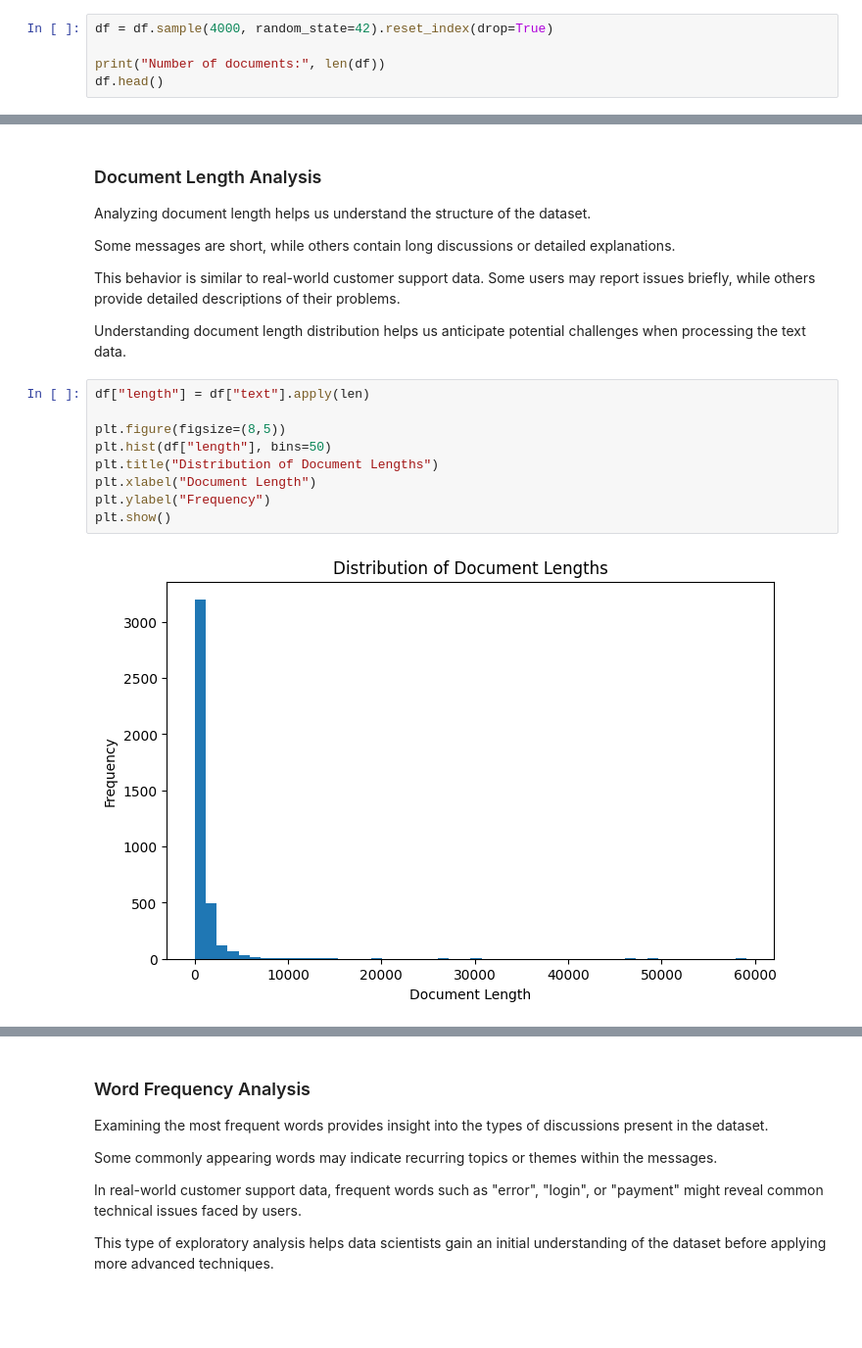
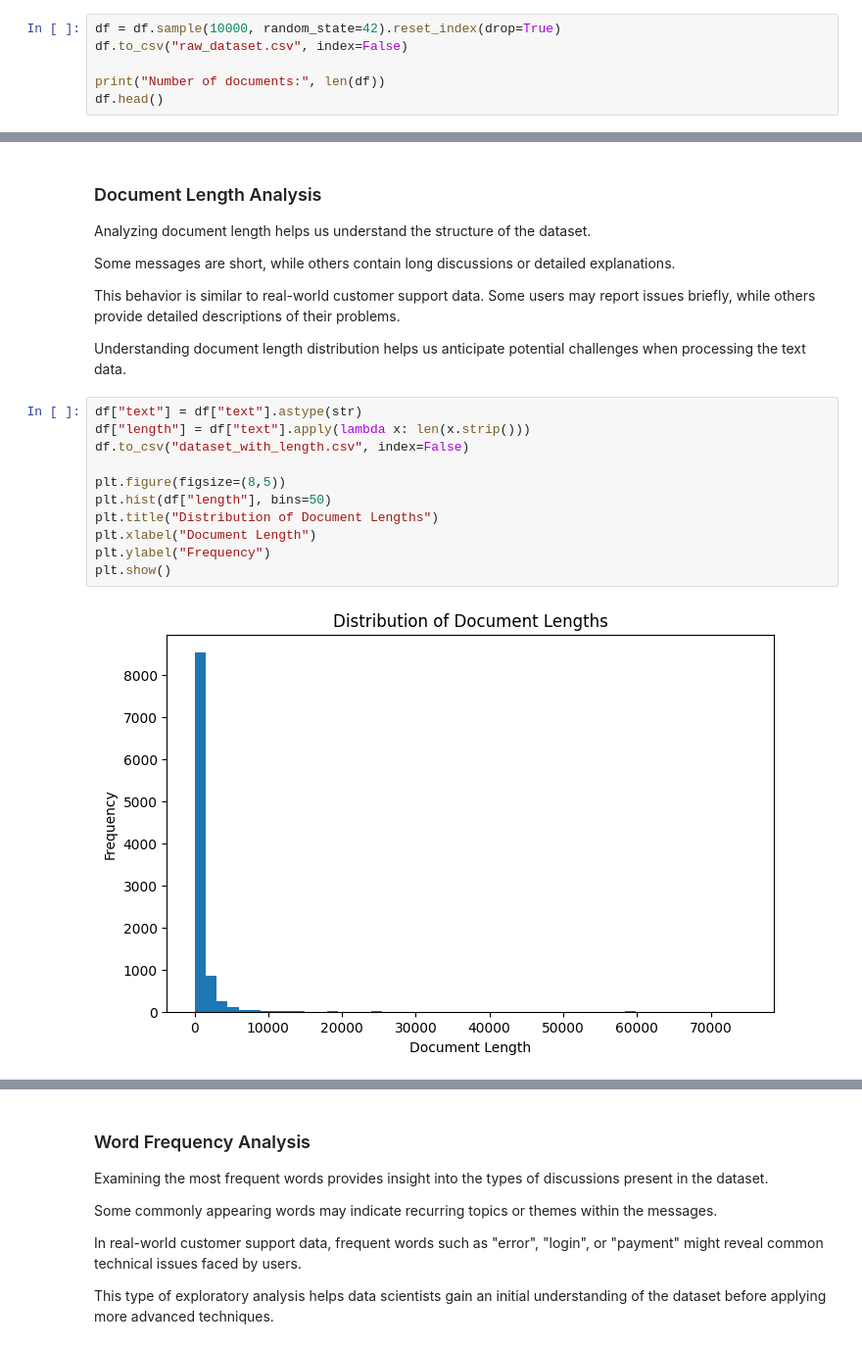
Before and after one commit to NinjaSphinXO/Multivariate-Assignment-1, a Jupyter notebook: Assignment1.ipynb, the cells around one changed output, grey strips where cells are left out. Shown at 98% size. Drawn from its saved outputs; the diff is of its cells as text; blank space fills up the shorter version.

```diff
--- a/Assignment1.ipynb
+++ b/Assignment1.ipynb
@@ -93,7 +93,8 @@ Repo card metadata block was not found. Setting CardData to empty.
 | 3 | \nDo you have Weitek's address/ph... | 1 | comp.graphics |
 | 4 | From article <C5owCB.n3p@world.st... | 14 | sci.space |
 # %%
-df = df.sample(4000, random_state=42).reset_index(drop=True)
+df = df.sample(10000, random_state=42).reset_index(drop=True)
+df.to_csv("raw_dataset.csv", index=False)
 
 print("Number of documents:", len(df))
 df.head()
@@ -116,13 +117,15 @@ This behavior is similar to real-world customer support data. Some users may rep
 
 Understanding document length distribution helps us anticipate potential challenges when processing the text data.
 # %%
-df["length"] = df["text"].apply(len)
+df["text"] = df["text"].astype(str)
+df["length"] = df["text"].apply(lambda x: len(x.strip()))
+df.to_csv("dataset_with_length.csv", index=False)
 
 plt.figure(figsize=(8,5))
 plt.hist(df["length"], bins=50)
 plt.title("Distribution of Document Lengths")
 plt.xlabel("Document Length")
 plt.ylabel("Frequency")
 plt.show()
 # %% [output]
-[figure, old version]
+[figure, new version]
```
Also changed, not shown: parts of 13 cells of this notebook, 4 other files.
